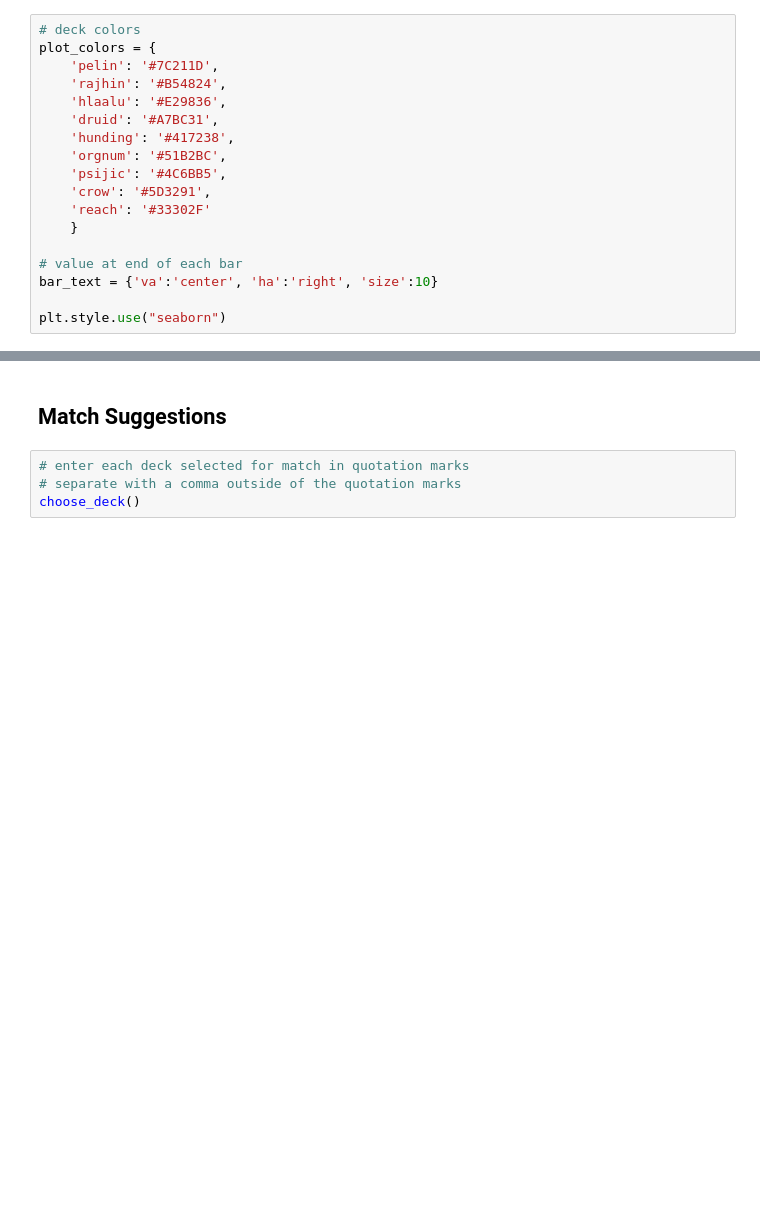
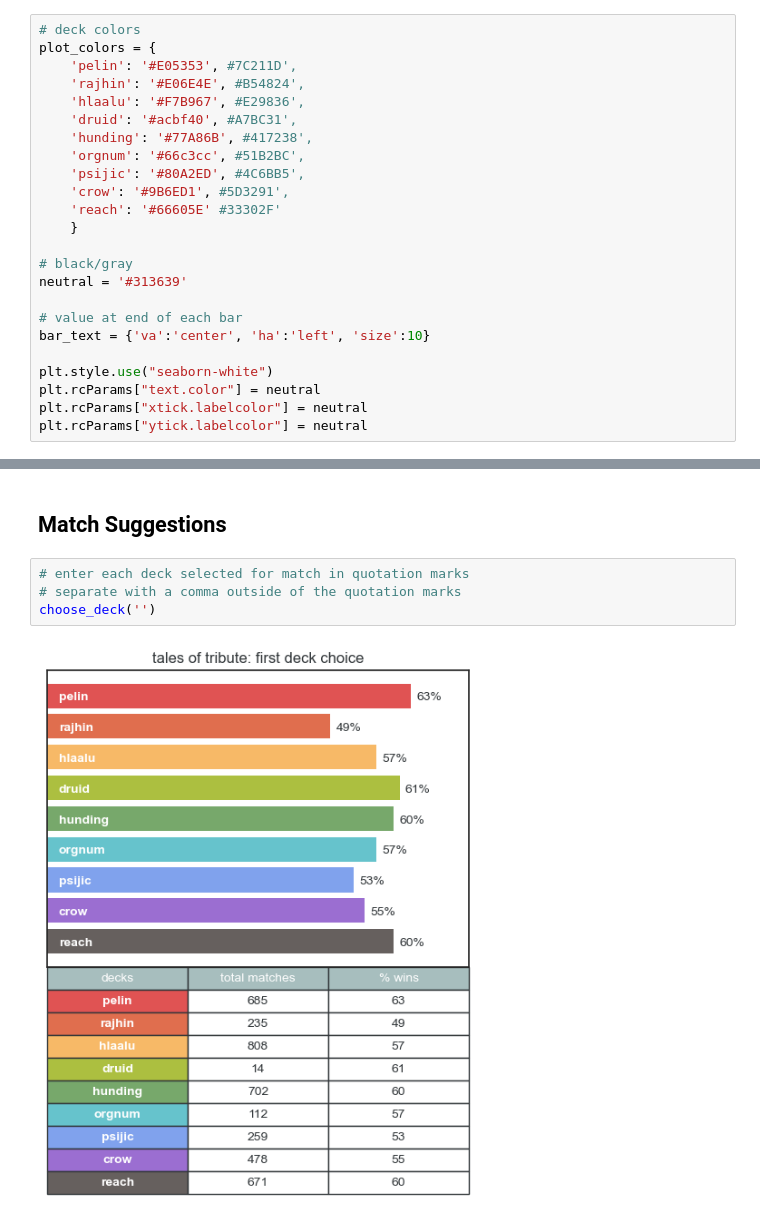
Before and after one commit to racheldelong/TributeMatchSorting, a Jupyter notebook: tribute.ipynb, the cells around one changed output, grey strips where cells are left out. Drawn from its saved outputs; the diff is of its cells as text; blank space fills up the shorter version.

```diff
--- a/tribute.ipynb
+++ b/tribute.ipynb
@@ -415,18 +401,24 @@ Install gspread and gspread_dataframe to save sorted 'players' dataframe in Goog
 # %%
 # deck colors
 plot_colors = {
-    'pelin': '#7C211D',
-    'rajhin': '#B54824',
-    'hlaalu': '#E29836',
-    'druid': '#A7BC31',
-    'hunding': '#417238',
-    'orgnum': '#51B2BC',
-    'psijic': '#4C6BB5',
-    'crow': '#5D3291',
-    'reach': '#33302F'
+    'pelin': '#E05353', #7C211D',
+    'rajhin': '#E06E4E', #B54824',
+    'hlaalu': '#F7B967', #E29836',
+    'druid': '#acbf40', #A7BC31',
+    'hunding': '#77A86B', #417238',
+    'orgnum': '#66c3cc', #51B2BC',
+    'psijic': '#80A2ED', #4C6BB5',
+    'crow': '#9B6ED1', #5D3291',
+    'reach': '#66605E' #33302F'
     }
 
+# black/gray
+neutral = '#313639'
+
 # value at end of each bar
-bar_text = {'va':'center', 'ha':'right', 'size':10}
+bar_text = {'va':'center', 'ha':'left', 'size':10}
 
-plt.style.use("seaborn")
+plt.style.use("seaborn-white")
+plt.rcParams["text.color"] = neutral
+plt.rcParams["xtick.labelcolor"] = neutral
+plt.rcParams["ytick.labelcolor"] = neutral
@@ -590,7 +647,9 @@ If 'abeagleyu' was player 2 in the above examples, player 1 might have been bett
 # %%
 # enter each deck selected for match in quotation marks
 # separate with a comma outside of the quotation marks
-choose_deck()
+choose_deck('')
+# %% [output]
+[figure, added]
 # %%
 # enter username inside quotation marks
 opp_prefs('')
```
Also changed, not shown: parts of 30 cells of this notebook, 7 other files.
